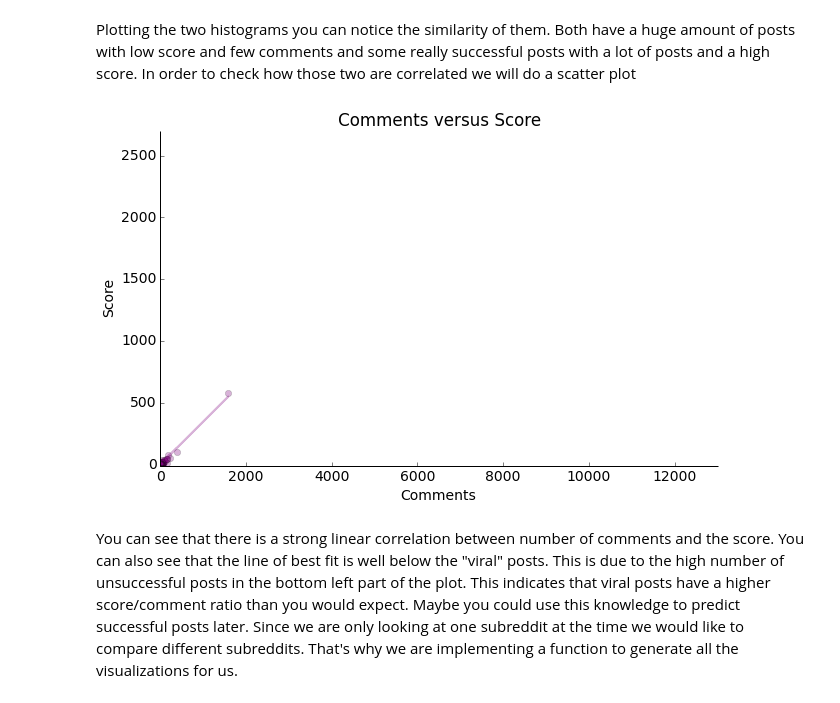
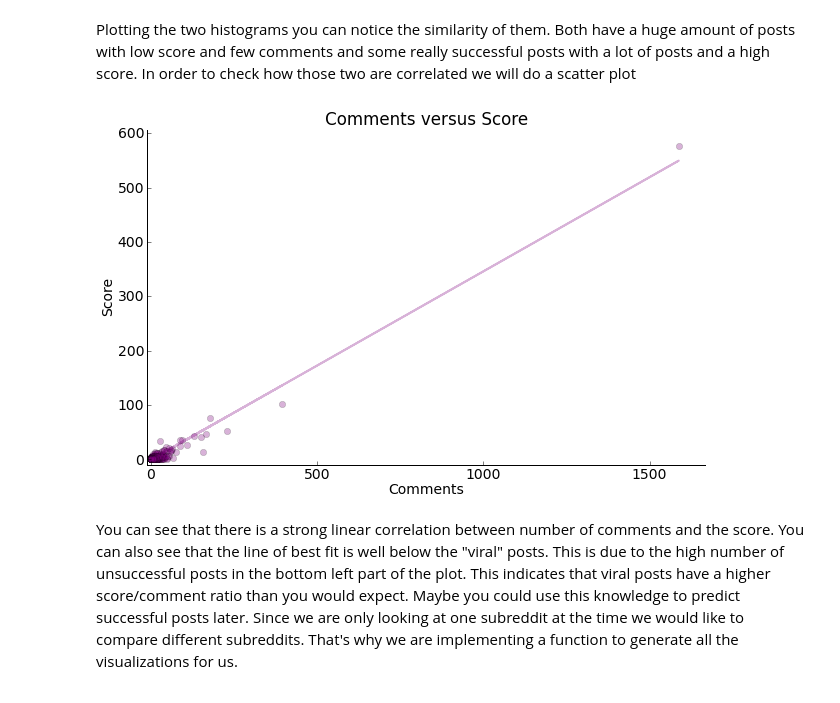
Before and after one commit to jaysayre/preddicted, a Jupyter notebook: datavisualization.ipynb, the cells around one changed output. Drawn from its saved outputs; the diff is of its cells as text; code cells hidden in the pictures.

```diff
--- a/datavisualization.ipynb
+++ b/datavisualization.ipynb
@@ -130,15 +130,15 @@ Plotting the two histograms you can notice the similarity of them. Both have a h
 # %%
 #regression line
 m_fit,b_fit = plt2.polyfit(askreddithot.comments, askreddithot.score, 1)
 plt2.plot(askreddithot.comments, askreddithot.score, 'yo', askreddithot.comments, m_fit*askreddithot.comments+b_fit, color='purple', alpha=0.3)
 plt.title("Comments versus Score")
 plt.xlabel("Comments")
 plt.ylabel("Score")
-plt.xlim(-10, 13000)
-plt.ylim(-10, 2700)
+plt.xlim(-10, max(askreddithot.comments) * 1.05)
+plt.ylim(-10, max(askreddithot.score) * 1.05 )
 remove_border()
 # %% [output]
-[figure, old version]
+[figure, new version]
 # %% [markdown]
 You can see that there is a strong linear correlation between number of comments and the score. You can also see that the line of best fit is well below the "viral" posts. This is due to the high number of unsuccessful posts in the bottom left part of the plot. This indicates that viral posts have a higher score/comment ratio than you would expect. Maybe you could use this knowledge to predict successful posts later.
 Since we are only looking at one subreddit at the time we would like to compare different subreddits. That's why we are implementing a function to generate all the visualizations for us.
```
Also changed, not shown: parts of 9 cells of this notebook.
